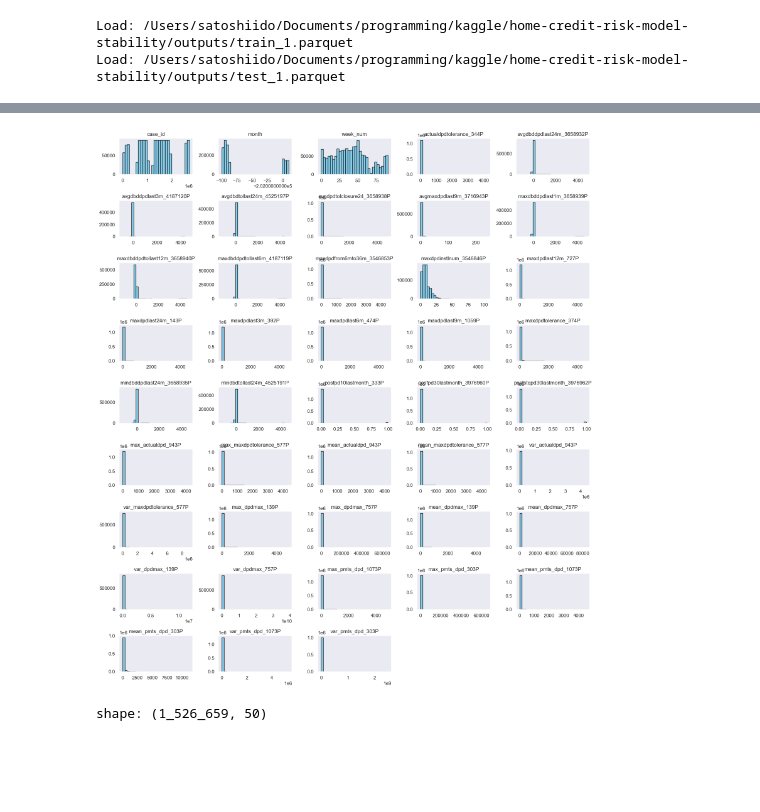
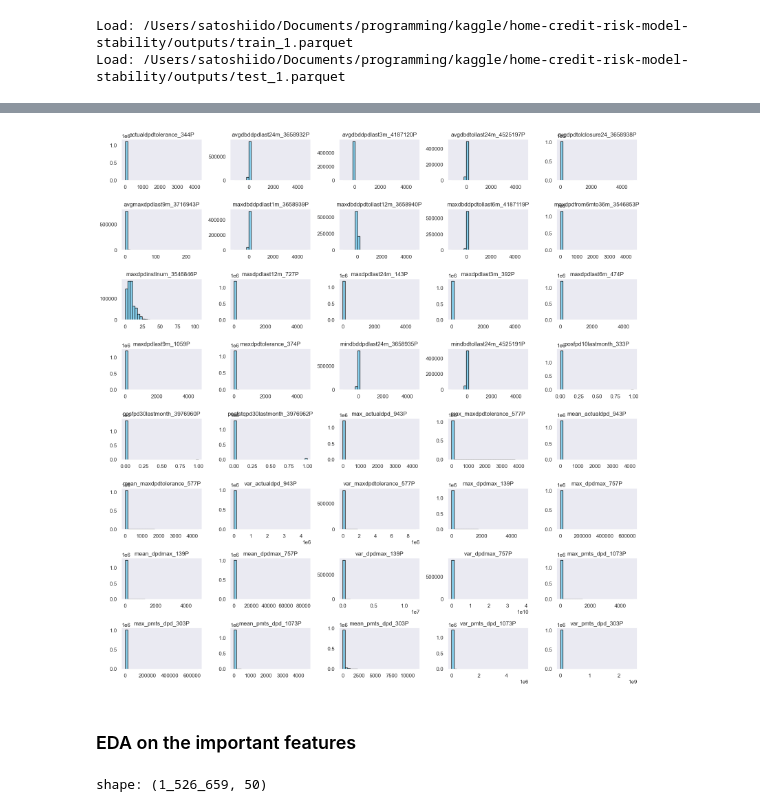
Before and after one commit to idsts2670/kaggle, a Jupyter notebook: home-credit-risk-model-stability/home-credit-risk-model-stability.ipynb, the cells around one changed output, grey strips where cells are left out. Cells and saved outputs as stored; diff of their text form; code cells hidden in the pictures; blank space fills up the shorter version.

```diff
--- a/home-credit-risk-model-stability/home-credit-risk-model-stability.ipynb
+++ b/home-credit-risk-model-stability/home-credit-risk-model-stability.ipynb
@@ -806,5 +804,5 @@ def read_parquet(name, **kwrgs):
     print(f'Load: {path}')
     return pl.read_parquet(path, **kwrgs)
 # %%
-df_train = read_parquet('train_1')
-df_test = read_parquet('test_1')
+# df_train = read_parquet('train_1')
+# df_test = read_parquet('test_1')
@@ -1046,3 +1010,14 @@ Maximum CV AUC score for LGBM: 0.8309802412995881
 # %% [markdown]
 Save the model to a joblib file
 [website](https://neptune.ai/blog/saving-trained-model-in-python)
+# %%
+
+# Find the best model parameters
+model = VotingModel(fitted_models_cat + fitted_models_lgb)
+
+print(f"\nCV AUC scores for CatBoost: {cv_scores_cat}")
+print(f"Maximum CV AUC score for Catboost: {max(cv_scores_cat)}", end="\n\n")
+
+
+print(f"CV AUC scores for LGBM: {cv_scores_lgb}")
+print(f"Maximum CV AUC score for LGBM: {max(cv_scores_lgb)}", end="\n\n")
@@ -1172,7 +1181,7 @@ Load: /Users/satoshiido/Documents/programming/kaggle/home-credit-risk-model-stab
 # %%
-cols = df_train.columns
-filtered_cols = [col for col in cols if col.endswith('P') or col in ['case_id', 'week_num', 'month']]
-df_train_P = df_train.select(filtered_cols)
+filtered_cols_P = [col for col in df_train.columns if col.endswith('P')]
+df_train.select(filtered_cols_P)
+
 # The ratio of missing values in the columns ending with 'P'
-df_train_P.null_count() / 1526659
+df_train.select(filtered_cols_P).null_count() / 1526659
 # %% [output]
@@ -1183,17 +1192,17 @@ shape: (1, 43)
 # %%
-df_train_p_pd = df_train_P.to_pandas()
+df_train_p_pd = df_train.select(filtered_cols_P).to_pandas()
 num_rows = 9
 num_cols = 5
 plt.figure(figsize=(16, 2 * num_rows))
 
 for i, column in enumerate(df_train_p_pd.columns, 1):
     ax = plt.subplot(num_rows, num_cols, i)
     df_train_p_pd[column].hist(ax=ax, bins=30, color='skyblue', edgecolor='black')
     ax.set_title(column)
     ax.grid(False)
 
 # Adjust layout and show the plot
 plt.tight_layout()
 plt.show()
 # %% [output]
-[figure, old version]
+[figure, new version]
@@ -1200,2 +1219,4 @@ plt.show()
+# %% [markdown]
+### EDA on the important features
 # %%
 # columns are selected based on the importance of the features
```
Also changed, not shown: parts of 43 cells of this notebook, 2 other files.
